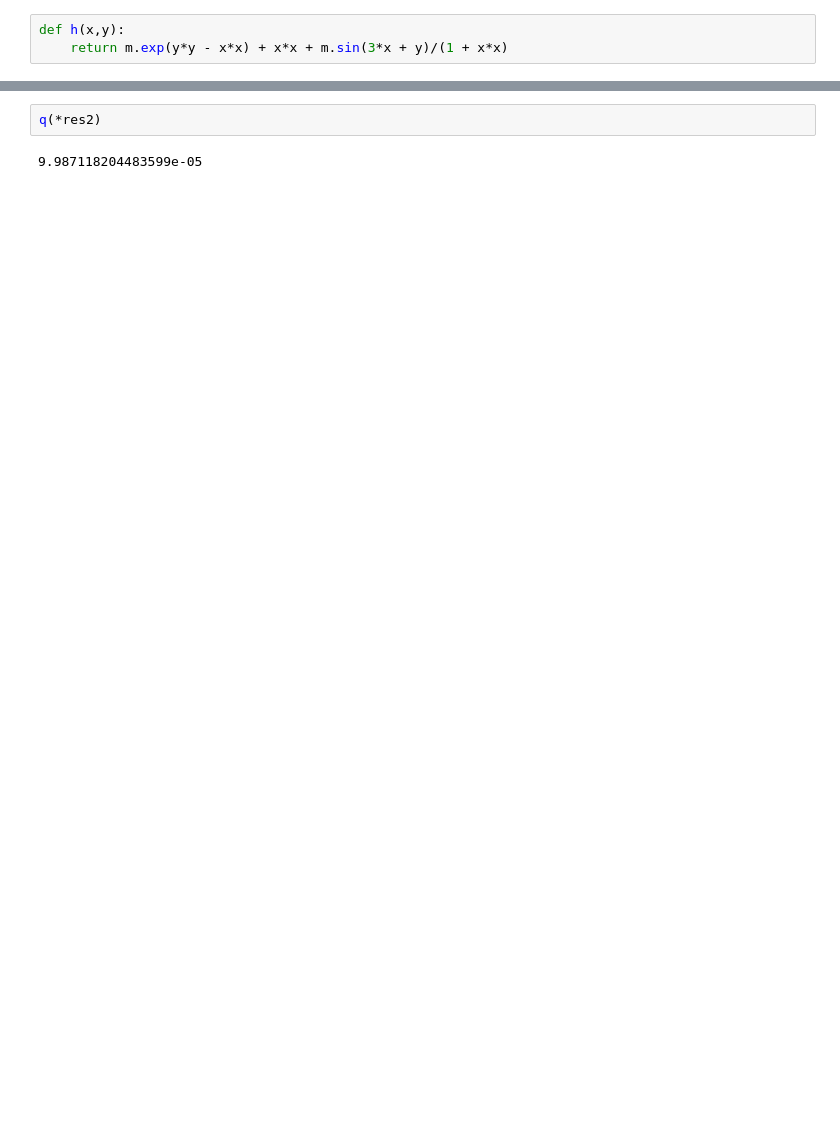
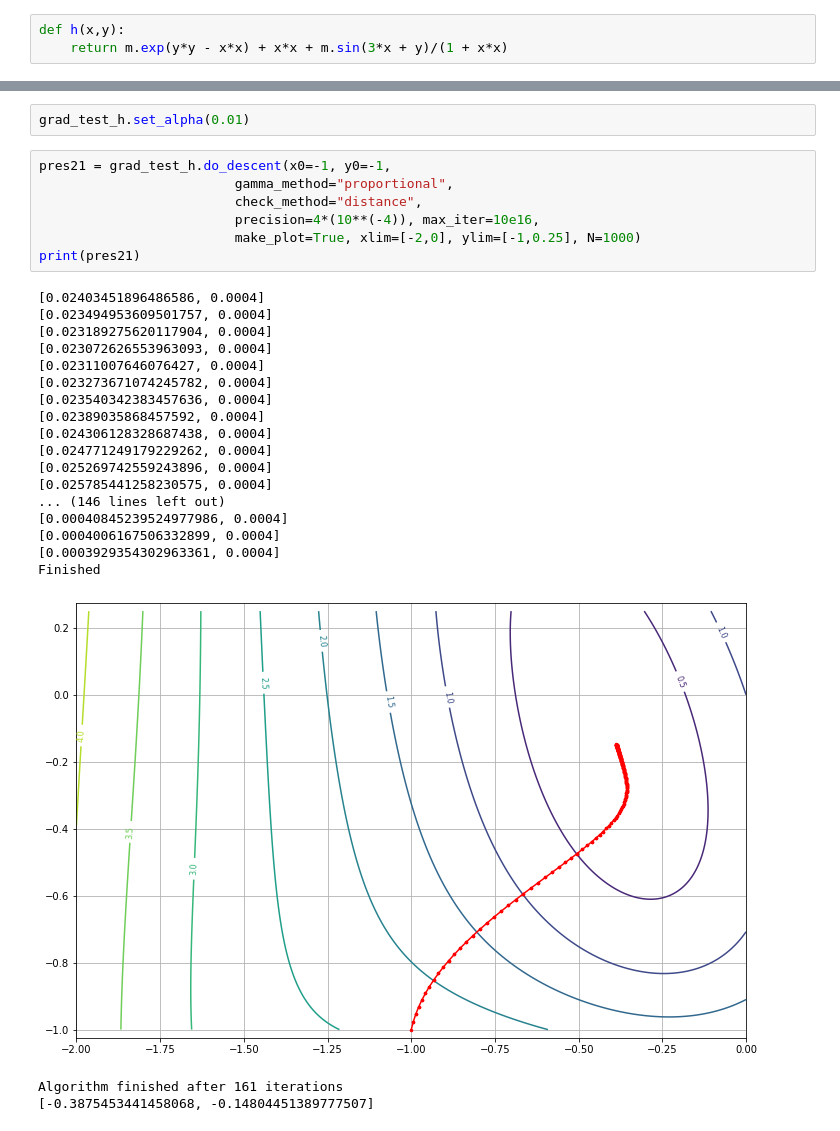
Before and after one commit to MilkyCousin/Python-Sandbox, a Jupyter notebook: Optimization/Lab1.ipynb, the cells around one changed output, grey strips where cells are left out. Saved outputs shown, nothing was run; the diff lists cells and outputs as text; blank space fills up the shorter version.

```diff
--- a/Optimization/Lab1.ipynb
+++ b/Optimization/Lab1.ipynb
@@ -182,4 +274,30 @@ Algorithm finished after 1991 iterations
-# %%
-q(*res2)
-# %% [output]
-9.987118204483599e-05
+# %%
+grad_test_h.set_alpha(0.01)
+# %%
+pres21 = grad_test_h.do_descent(x0=-1, y0=-1,
+                         gamma_method="proportional",
+                         check_method="distance",
+                         precision=4*(10**(-4)), max_iter=10e16,
+                         make_plot=True, xlim=[-2,0], ylim=[-1,0.25], N=1000)
+print(pres21)
+# %% [output]
+[0.02403451896486586, 0.0004]
+[0.023494953609501757, 0.0004]
+[0.023189275620117904, 0.0004]
+[0.023072626553963093, 0.0004]
+[0.02311007646076427, 0.0004]
+[0.023273671074245782, 0.0004]
+[0.023540342383457636, 0.0004]
+[0.02389035868457592, 0.0004]
+[0.024306128328687438, 0.0004]
+[0.024771249179229262, 0.0004]
+[0.025269742559243896, 0.0004]
+[0.025785441258230575, 0.0004]
+... (146 lines left out)
+[0.00040845239524977986, 0.0004]
+[0.0004006167506332899, 0.0004]
+[0.0003929354302963361, 0.0004]
+Finished
+[figure, added]
+Algorithm finished after 161 iterations
+[-0.3875453441458068, -0.14804451389777507]
```
Also changed, not shown: parts of 27 cells of this notebook.
